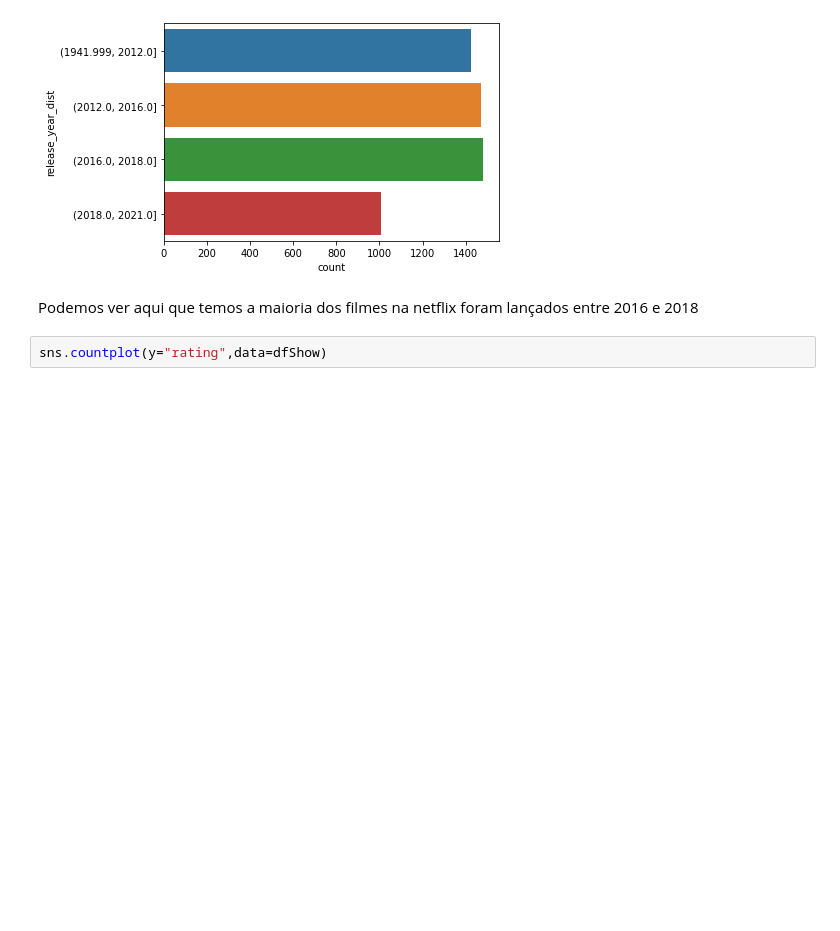
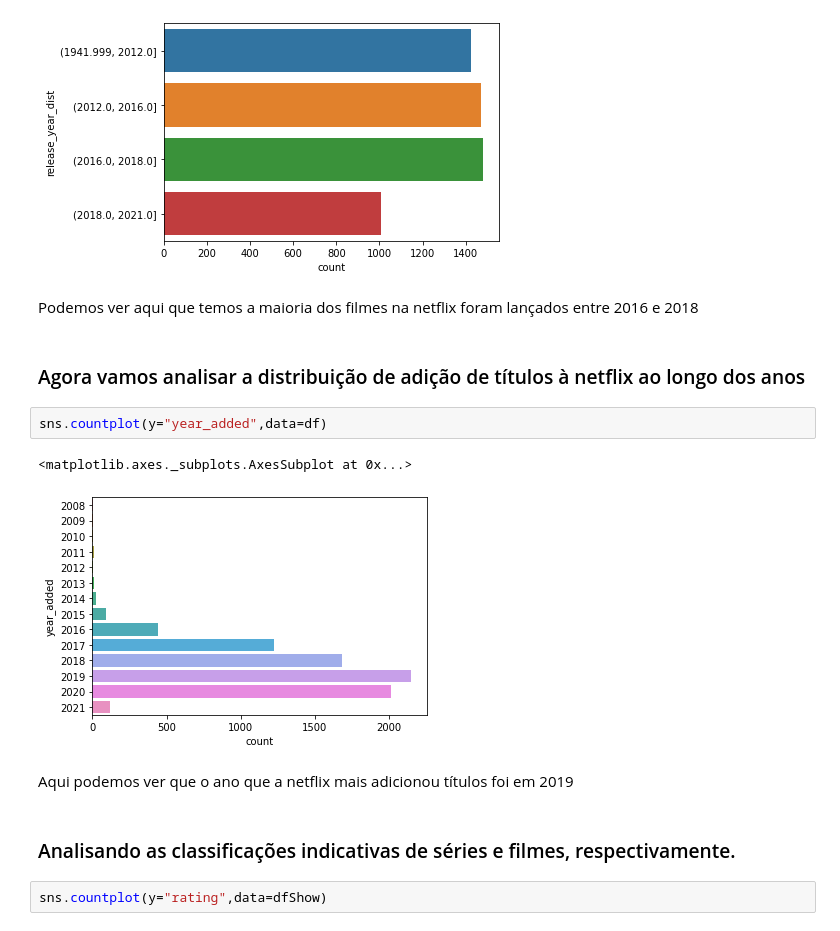
Before and after one commit to danielcti/data-science-project, a Jupyter notebook: dataVisualizationNetflix.ipynb, the cells around one changed output. Saved outputs shown, nothing was run; the diff lists cells and outputs as text; blank space fills up the shorter version.

```diff
--- a/dataVisualizationNetflix.ipynb
+++ b/dataVisualizationNetflix.ipynb
@@ -405,6 +425,17 @@ sns.countplot(y="release_year_dist",data=dfMovie)
 [figure]
 # %% [markdown]
 Podemos ver aqui que temos a maioria dos filmes na netflix foram lançados entre 2016 e 2018
+# %% [markdown]
+### Agora vamos analisar a distribuição de adição de títulos à netflix ao longo dos anos
+# %%
+sns.countplot(y="year_added",data=df)
+# %% [output]
+<matplotlib.axes._subplots.AxesSubplot at 0x...>
+[figure, added]
+# %% [markdown]
+Aqui podemos ver que o ano que a netflix mais adicionou títulos foi em 2019
+# %% [markdown]
+### Analisando as classificações indicativas de séries e filmes, respectivamente.
 # %%
 sns.countplot(y="rating",data=dfShow)
 # %% [output]
```
Also changed, not shown: parts of 29 cells of this notebook.
